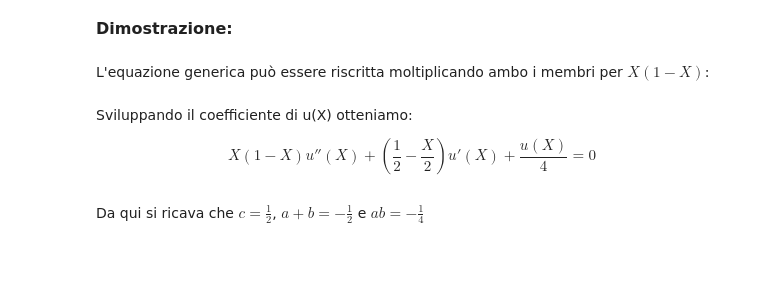
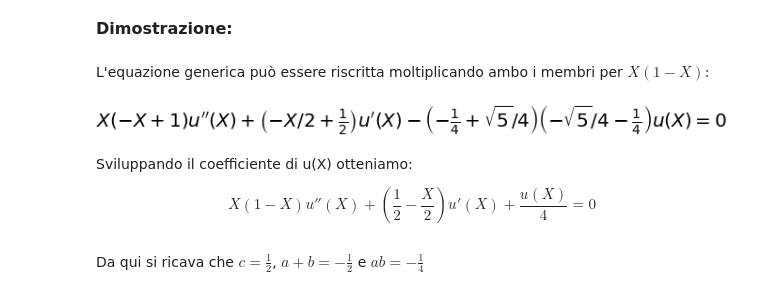
Before and after one commit to nobleVine/LaureaMagistrale, a Jupyter notebook: progettoPAA.ipynb, the cells around one changed output. Cells and saved outputs as stored; diff of their text form; code cells hidden in the pictures; blank space fills up the shorter version.

```diff
--- a/progettoPAA.ipynb
+++ b/progettoPAA.ipynb
@@ -689,10 +689,13 @@ L'equazione generica può essere riscritta moltiplicando ambo i membri per $X(1-
 # %%
 lEulero = Lambda([a, b, c], exp)
 expEulero = lEulero((-1-sqrt(5))/4, (-1+sqrt(5))/4, Integer(1)/(2)).doit()
 eqEulero = Eq(expEulero, 0)
 eqEulero = eqEulero.subs(dw2(X), du2(X))
 eqEulero = eqEulero.subs(dw(X), du(X))
 eqEulero = eqEulero.subs(w(X), u(X))
+eqEulero
+# %% [output]
+[figure, added]
 # %% [markdown]
 Sviluppando il coefficiente di u(X) otteniamo:
 
```
